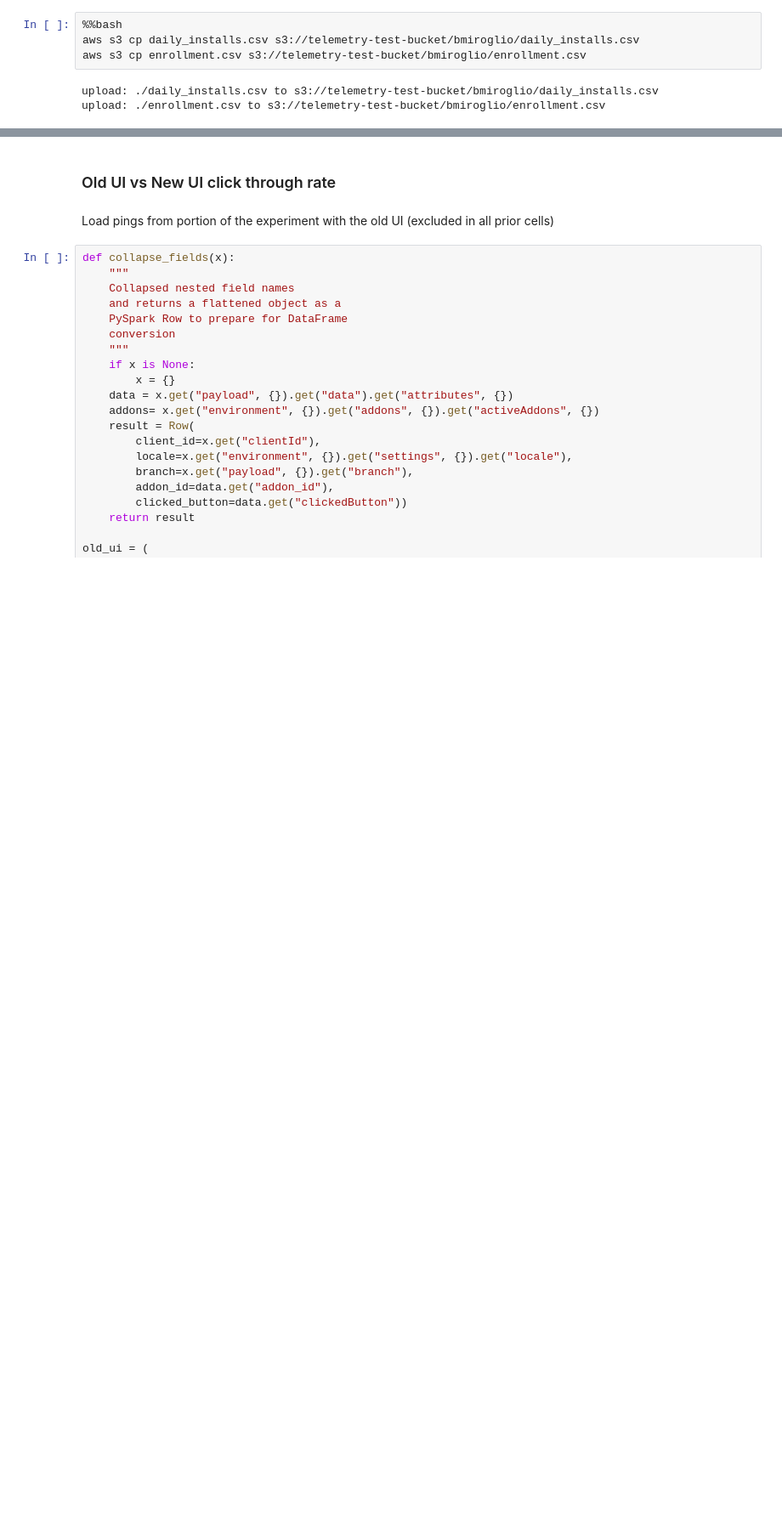
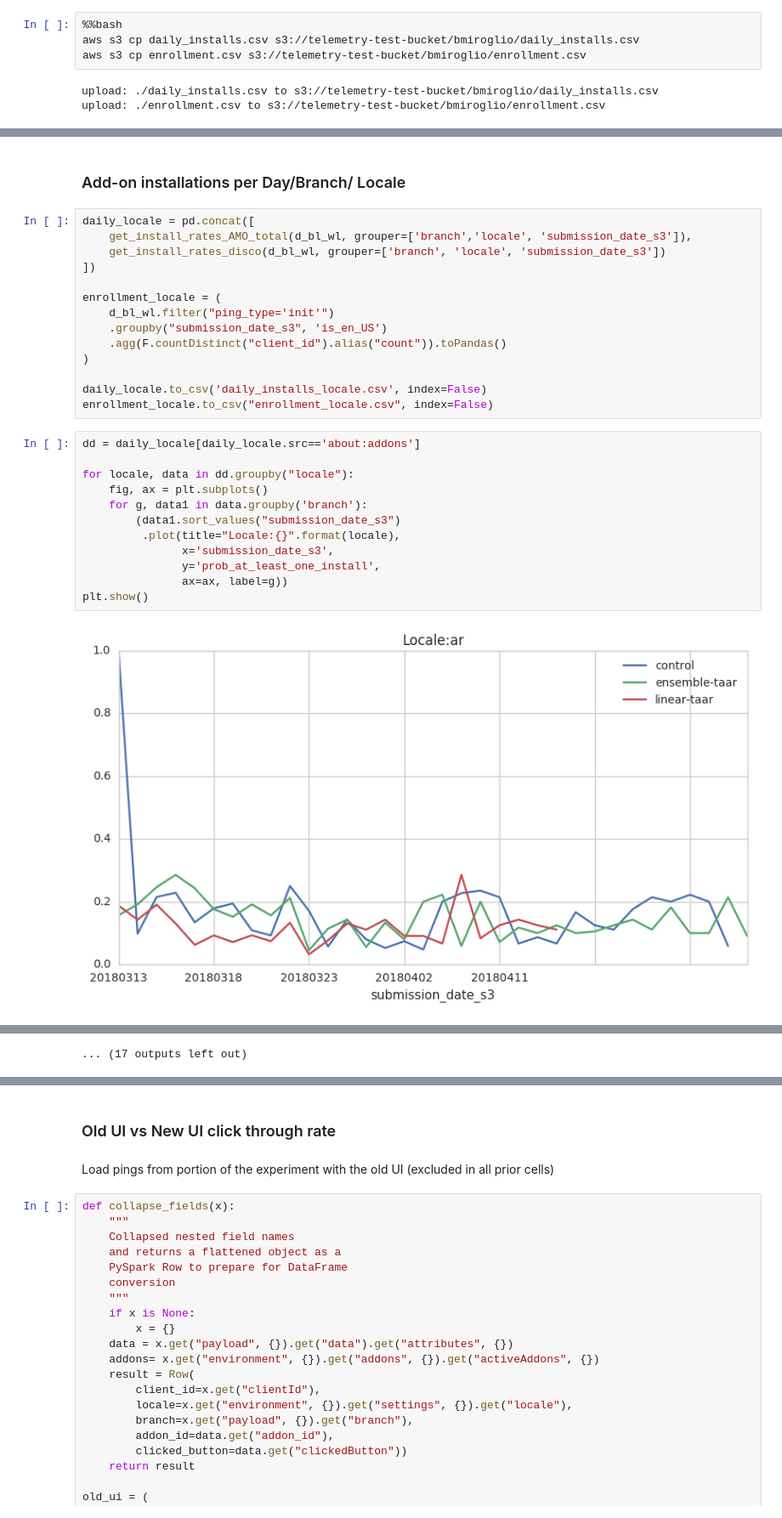
Before and after one commit to mozilla/taar, a Jupyter notebook: analysis/TAARExperimentV2Analysis.ipynb, the cells around one changed output, grey strips where cells are left out. Shown at 85% size. Cells and saved outputs as stored; diff of their text form; blank space fills up the shorter version.

```diff
--- a/analysis/TAARExperimentV2Analysis.ipynb
+++ b/analysis/TAARExperimentV2Analysis.ipynb
@@ -770,0 +713,30 @@ upload: ./enrollment.csv to s3://telemetry-test-bucket/bmiroglio/enrollment.csv
+# %% [markdown]
+### Add-on installations per Day/Branch/ Locale
+# %%
+daily_locale = pd.concat([
+    get_install_rates_AMO_total(d_bl_wl, grouper=['branch','locale', 'submission_date_s3']),
+    get_install_rates_disco(d_bl_wl, grouper=['branch', 'locale', 'submission_date_s3'])
+])
+
+enrollment_locale = (
+    d_bl_wl.filter("ping_type='init'")
+    .groupby("submission_date_s3", 'is_en_US')
+    .agg(F.countDistinct("client_id").alias("count")).toPandas()
+)
+
+daily_locale.to_csv('daily_installs_locale.csv', index=False)
+enrollment_locale.to_csv("enrollment_locale.csv", index=False)
+# %%
+dd = daily_locale[daily_locale.src=='about:addons']
+
+for locale, data in dd.groupby("locale"):
+    fig, ax = plt.subplots()
+    for g, data1 in data.groupby('branch'):
+        (data1.sort_values("submission_date_s3")
+         .plot(title="Locale:{}".format(locale),
+               x='submission_date_s3',
+               y='prob_at_least_one_install',
+               ax=ax, label=g))
+plt.show()
+# %% [output]
+[figure, added]
@@ -770,0 +754 @@ upload: ./enrollment.csv to s3://telemetry-test-bucket/bmiroglio/enrollment.csv
+... (17 outputs left out)
```
Also changed, not shown: parts of 15 cells of this notebook, 3 other files.
